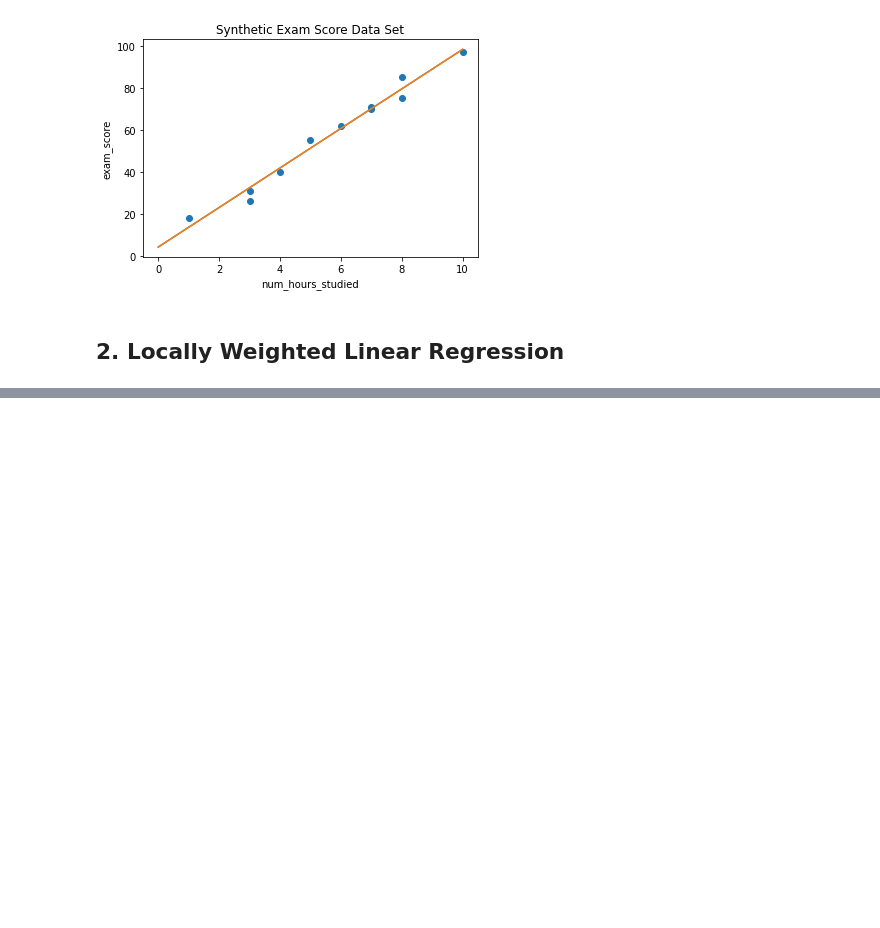
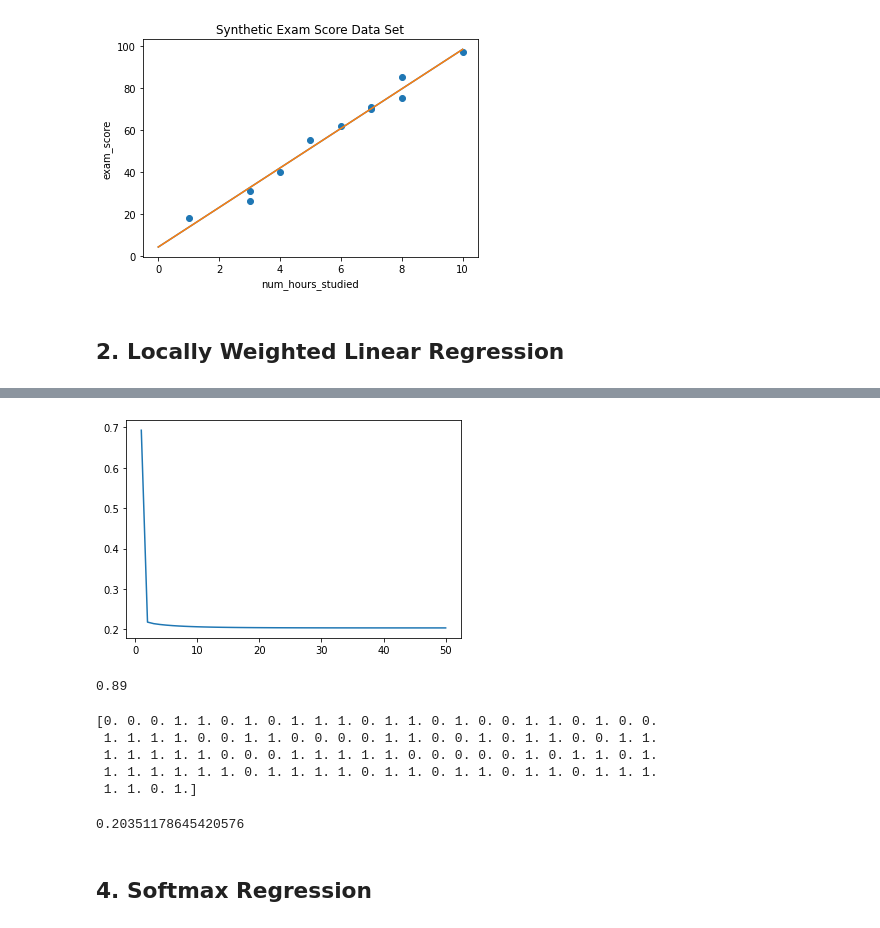
Before and after one commit to ruke1ire/AIT, a Jupyter notebook: ML/JupyterLab/CheatSheet/CheatSheat.ipynb, the cells around one changed output, grey strips where cells are left out. Saved outputs shown, nothing was run; the diff lists cells and outputs as text; code cells hidden in the pictures; blank space fills up the shorter version.

```diff
--- a/ML/JupyterLab/CheatSheet/CheatSheat.ipynb
+++ b/ML/JupyterLab/CheatSheet/CheatSheat.ipynb
@@ -191,0 +303,31 @@ class LWLRModel:
+# %%
+Log = LogisticRegressionModel()
+
+iterations = 50
+alpha = 10
+initial_theta = np.zeros(3)
+
+theta,cost,gradient,iteration_no = Log.batch_gd(X,y,initial_theta,iterations,alpha,average=True)
+
+Log.plot_cost(cost,iteration_no)
+# %% [output]
+[figure, added]
+# %%
+y_pred = Log.predict(X,theta)
+Log.accuracy(y,y_pred)
+# %% [output]
+0.89
+# %%
+print(y_pred)
+# %% [output]
+[0. 0. 0. 1. 1. 0. 1. 0. 1. 1. 1. 0. 1. 1. 0. 1. 0. 0. 1. 1. 0. 1. 0. 0.
+ 1. 1. 1. 1. 0. 0. 1. 1. 0. 0. 0. 0. 1. 1. 0. 0. 1. 0. 1. 1. 0. 0. 1. 1.
+ 1. 1. 1. 1. 1. 0. 0. 0. 1. 1. 1. 1. 1. 0. 0. 0. 0. 0. 1. 0. 1. 1. 0. 1.
+ 1. 1. 1. 1. 1. 1. 0. 1. 1. 1. 1. 0. 1. 1. 0. 1. 1. 0. 1. 1. 0. 1. 1. 1.
+ 1. 1. 0. 1.]
+# %%
+cost[-1]
+# %% [output]
+0.20351178645420576
+# %% [markdown]
+## 4. Softmax Regression
```
Also changed, not shown: parts of 11 cells of this notebook, 2 other files.
